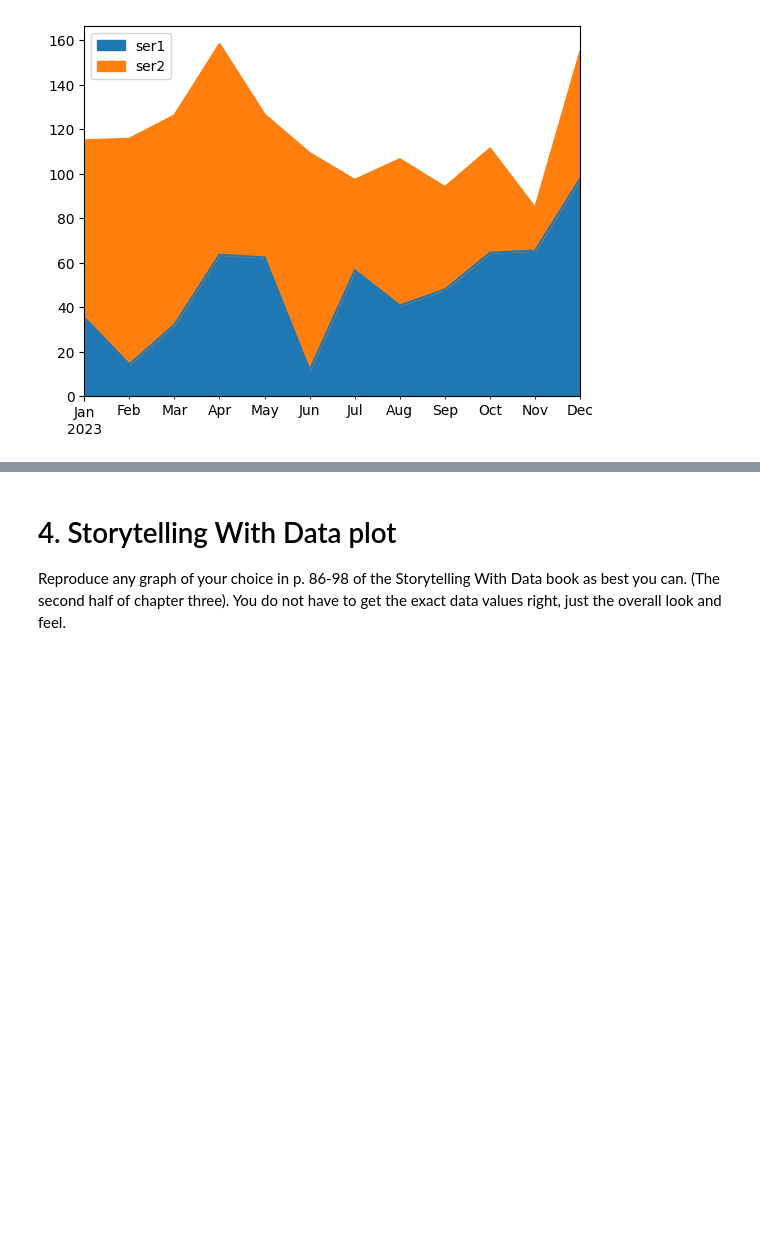
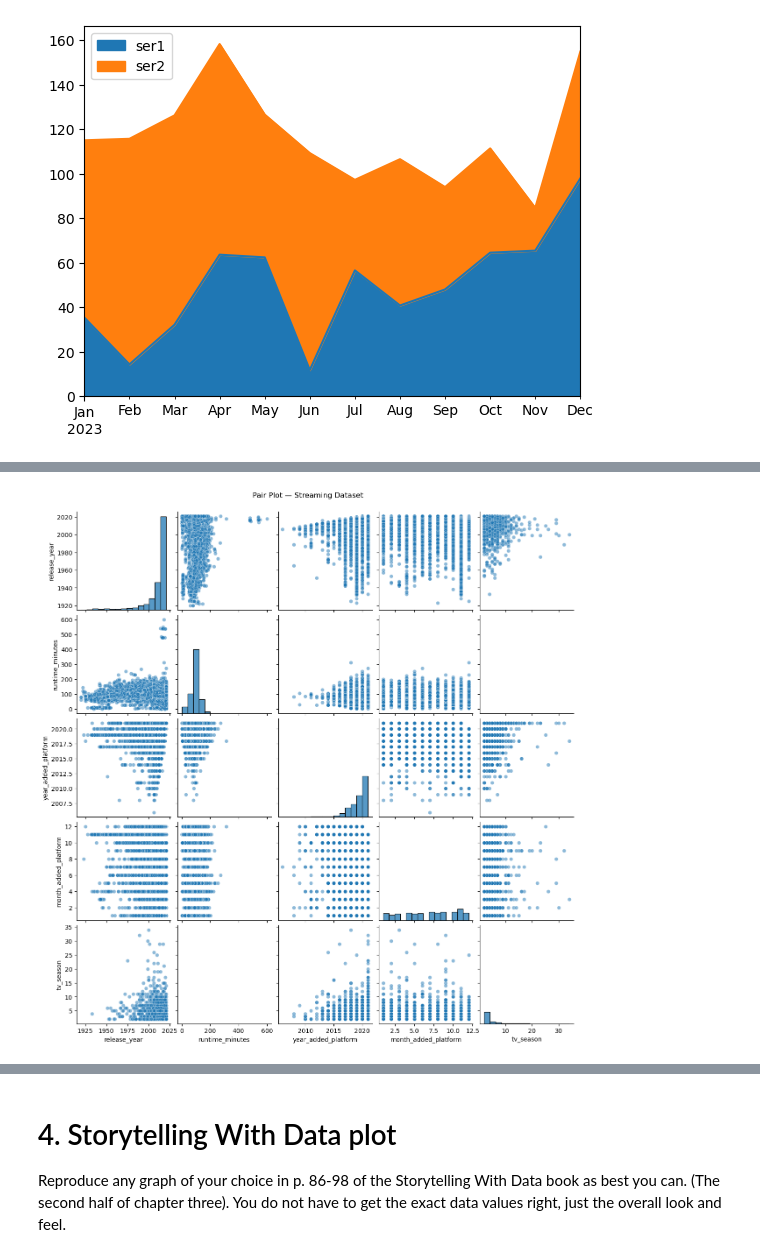
Before and after one commit to keshleem/dx699-summerai-homework6, a Jupyter notebook: OMDS-ModB2-Week6-Martin-Keshia-Lee.ipynb, the cells around one changed output, grey strips where cells are left out. Cells and saved outputs as stored; diff of their text form; code cells hidden in the pictures; blank space fills up the shorter version.

```diff
--- a/OMDS-ModB2-Week6-Martin-Keshia-Lee.ipynb
+++ b/OMDS-ModB2-Week6-Martin-Keshia-Lee.ipynb
@@ -74,0 +116,7 @@ This week, you will do the same types of exercises as last week, but you should
+# %%
+# STREAMING — CORRELATIONS BETWEEN NUMERICAL VARIABLES
+stream_numeric = df_stream[['release_year', 'runtime_minutes',
+                             'year_added_platform', 'month_added_platform', 'tv_season']]
+
+print("Streaming Dataset Correlations:")
+print(stream_numeric.corr().round(2))
@@ -74,0 +166,6 @@ This week, you will do the same types of exercises as last week, but you should
+# %%
+sns.pairplot(stream_numeric, plot_kws={'alpha': 0.5}, diag_kws={'bins':15})
+plt.suptitle('Pair Plot — Streaming Dataset', y=1.02)
+plt.show()
+# %% [output]
+[figure, added]
```
Also changed, not shown: parts of 19 cells of this notebook.
